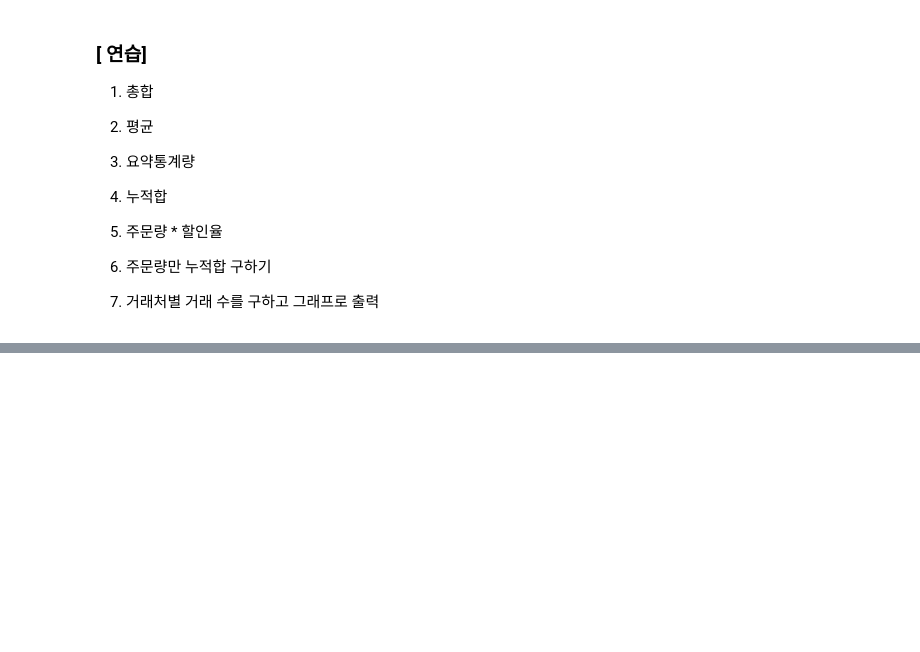
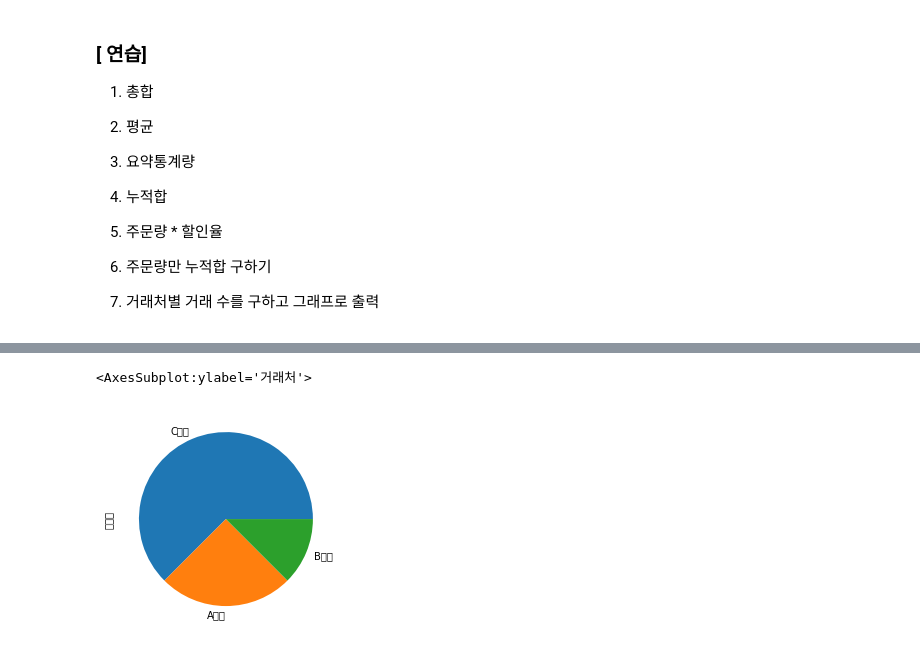
Before and after one commit to sontaku/learning_python, a Jupyter notebook: 04_Analysis/02_pandas_class/Ex02_stats.ipynb, the cells around one changed output, grey strips where cells are left out. Saved outputs shown, nothing was run; the diff lists cells and outputs as text; code cells hidden in the pictures; blank space fills up the shorter version.

```diff
--- a/04_Analysis/02_pandas_class/Ex02_stats.ipynb
+++ b/04_Analysis/02_pandas_class/Ex02_stats.ipynb
@@ -38,0 +91,5 @@ df=DataFrame({'거래처':['A매장','B매장','C매장','A매장','C매장','C
+# %%
+data.plot(kind='pie')
+# %% [output]
+<AxesSubplot:ylabel='거래처'>
+[figure, added]
```
Also changed, not shown: parts of 8 cells of this notebook, 6 other files.
